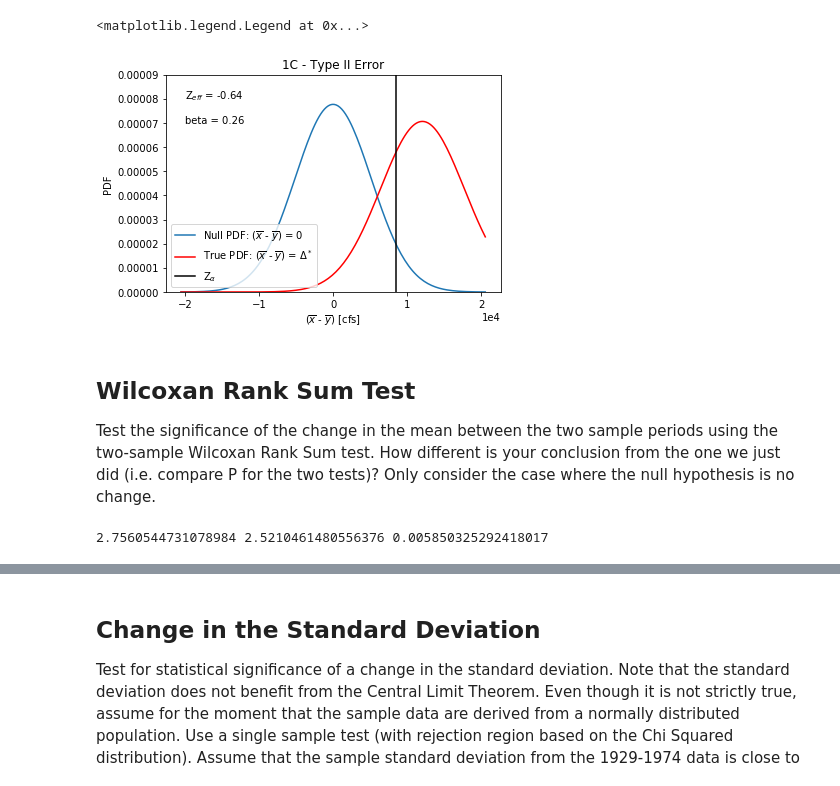
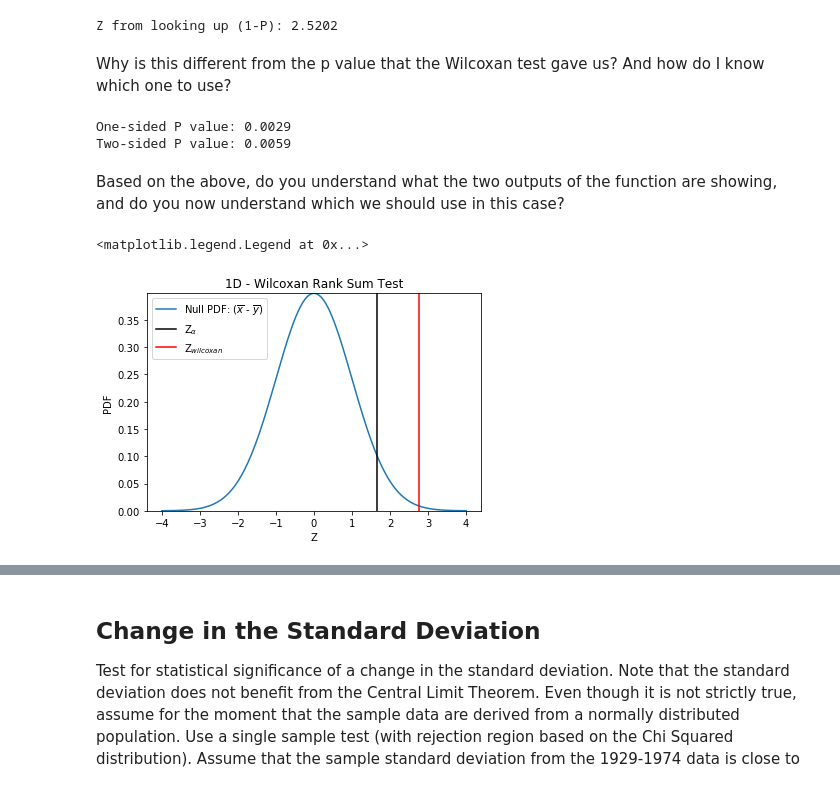
Before and after one commit to Mountain-Hydrology-Research-Group/data-analysis, a Jupyter notebook: modules/lab2/lab2-3.ipynb, the cells around one changed output, grey strips where cells are left out. Cells and saved outputs as stored; diff of their text form; code cells hidden in the pictures.

```diff
--- a/modules/lab2/lab2-3.ipynb
+++ b/modules/lab2/lab2-3.ipynb
@@ -20,10 +17,9 @@ from scipy.interpolate import interp1d
 # %%
 # Read the excel file
-Skykomish_data_file = 'Skykomish_peak_flow_12134500_skykomish_river_near_gold_bar.xlsx'
-Skykomish_data = pd.read_excel(Skykomish_data_file)
-
+skykomish_data_file = '../data/Skykomish_peak_flow_12134500_skykomish_river_near_gold_bar.xlsx'
+skykomish_data = pd.read_excel(skykomish_data_file)
 # Preview our data
-Skykomish_data
+skykomish_data.head(3)
 # %% [output]
 |  | date of peak | water year | peak value (cfs) | gage_ht (feet) |
 | 0 | 1928-10-09 | 1929 | 18800 | 10.55 |
@@ -41,6 +28,4 @@ Skykomish_data
 # %%
-# Divide the data into the early period (before and including 1975) and late period (after 1975).
-# And select only the 'peak value (cfs)' column for each time period
-
-early = Skykomish_data['peak value (cfs)'][ Skykomish_data['water year'] <= 1975 ]
-late = Skykomish_data['peak value (cfs)'][ Skykomish_data['water year'] > 1975 ]
+# Divide the data into the early period (before 1975) and late period (after and including 1975).
+skykomish_before = skykomish_data[ skykomish_data['water year'] < 1975 ]
+skykomish_after = skykomish_data[ skykomish_data['water year'] >= 1975 ]
@@ -88,0 +165,5 @@ Our type II error is
+# %%
+z_wilcoxan, p_wilcoxan = stats.ranksums(skykomish_after['peak value (cfs)'], skykomish_before['peak value (cfs)'])
+
+print("Z from stats.ranksums: {}".format(np.round(z_wilcoxan,4)))
+print("P from stats.ranksums: {}".format(np.round(p_wilcoxan,4)))
@@ -89,26 +179,33 @@ Our type II error is
+# %%
+print("Z from looking up (1-P): {}".format(np.round(stats.norm.ppf(1-p_wilcoxan),4)))
+# %% [output]
+Z from looking up (1-P): 2.5202
+# %% [markdown]
+Why is this different from the p value that the Wilcoxan test gave us? And how do I know which one to use?
+# %%
+one_sided_p = 1 - st.norm.cdf(z_wilcoxan)
+print("One-sided P value: {}".format(np.round(one_sided_p,4)))
+print("Two-sided P value: {}".format(np.round(2*one_sided_p,4)))
+# %% [output]
+One-sided P value: 0.0029
+Two-sided P value: 0.0059
+# %% [markdown]
+Based on the above, do you understand what the two outputs of the function are showing, and do you now understand which we should use in this case?
 # %%
-# Make a plot
+# Plot
 
 plt.figure(1)
-delta_0 = 0
 
-x = np.linspace(-4, 4, num=160)
-x = [i * pooled_sd for i in x]
+z = np.linspace(-4, 4, num=160)
 
-plt.plot(x, st.norm.pdf(x, delta_0, pooled_sd), label='Null PDF: ($\overline{x}$ - $\overline{y}$) = 0')
-plt.plot(x, st.norm.pdf(x, delta_star, sigma_star), color='red', label=r'True PDF: ($\overline{x}$ - $\overline{y}$) = $\Delta^*$')
-plt.axvline(z_alpha*pooled_sd, color='black', label=r'Z$_\alpha$')
-plt.title('1C - Type II Error')
-plt.xlabel('($\overline{x}$ - $\overline{y}$) [cfs]')
+plt.plot(z, st.norm.pdf(z), label='Null PDF: ($\overline{x}$ - $\overline{y}$)')
+plt.axvline(z_alpha, color='black', label=r'Z$_\alpha$')
+plt.axvline(z_wilcoxan, color='red', label=r'Z$_{wilcoxan}$')
+plt.title('1D - Wilcoxan Rank Sum Test')
+plt.xlabel('Z')
 plt.ylabel('PDF')
-plt.ylim(0, 9e-5)
-plt.ticklabel_format(axis='x', style='sci', scilimits=(0,0))
-plt.text(-20000, 8e-5, r'Z$_{eff}$ = ' + str(round(z_eff,2)))
-plt.text(-20000, 7e-5, 'beta = ' + str(round(beta,2)))
-plt.legend(loc='lower left')
+plt.ylim(0, max(st.norm.pdf(z)))
+plt.legend(loc='best')
 # %% [output]
 <matplotlib.legend.Legend at 0x...>
-[figure, old version]
+[figure, new version]
-# %% [markdown]
-## Wilcoxan Rank Sum Test
-Test the significance of the change in the mean between the two sample periods using the two-sample Wilcoxan Rank Sum test. How different is your conclusion from the one we just did (i.e. compare P for the two tests)? Only consider the case where the null hypothesis is no change.
@@ -118,16 +211,0 @@ st.ranksums?
-# %%
-# Use scipy.stats.wilcoxon()
-# Note that the comments for the ranksums function state that is is only good with a continuous
-# distribution and does not handle ties between measurements in x and y.
-# Scroll up to check that our dataset does not have ties (i.e., any measurements that are
-# exactly alike).  I don't see any, so I think we are okay.
-
-w, p_w = st.ranksums(late, early)
-# this returns w, the test statistic z presuming this is a large enough sample that this is
-# normally distributed, and p_w, the two-side p-value of the test
-# Note that we are doing a one-sided test, so how should we interpret the two-sided p-value?
-
-z_w = st.norm.ppf(1-p_w)
-print(w,z_w,p_w)
-# %% [output]
-2.7560544731078984 2.5210461480556376 0.005850325292418017
```
Also changed, not shown: parts of 18 cells of this notebook.
